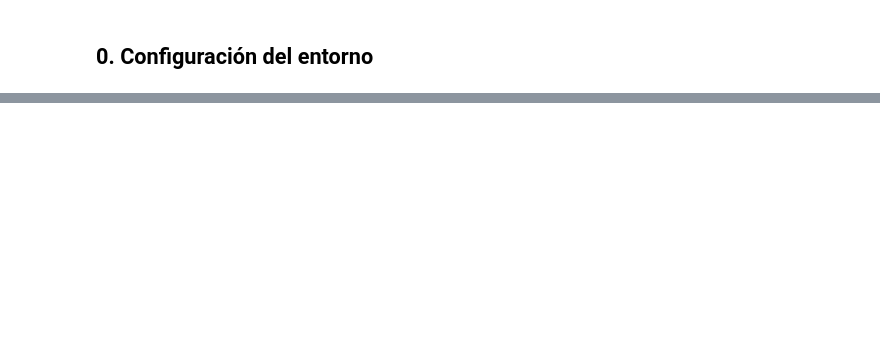
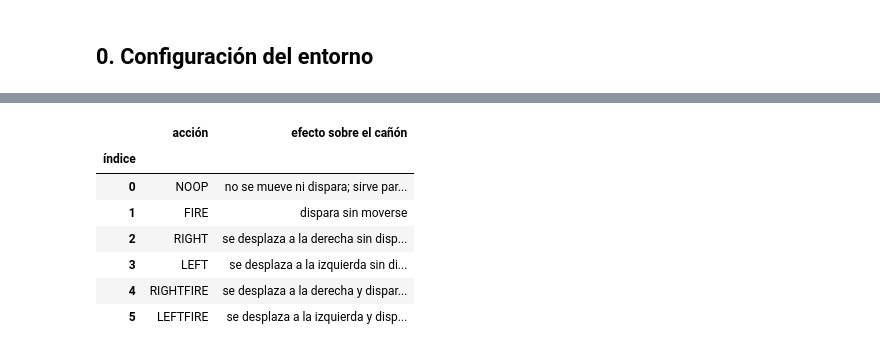
Before and after one commit to ecarcamo/CC3092-DEEP-LEARNING, a Jupyter notebook: lab5/notebooks/lab5_ale_space_invaders.ipynb, the cells around one changed output, grey strips where cells are left out. Drawn from its saved outputs; the diff is of its cells as text; code cells hidden in the pictures; blank space fills up the shorter version.

```diff
--- a/lab5/notebooks/lab5_ale_space_invaders.ipynb
+++ b/lab5/notebooks/lab5_ale_space_invaders.ipynb
@@ -38,0 +16,25 @@ from ale_utils import (    crear_entorno,    agente_aleatorio,    agente_regla_s
+# %%
+import sys
+from pathlib import Path
+
+RAIZ = Path("..").resolve()
+sys.path.insert(0, str(RAIZ / "src"))
+
+import gymnasium as gym
+import ale_py
+import numpy as np
+import pandas as pd
+import matplotlib.pyplot as plt
+
+# ale-py registra los entornos ALE/* en Gymnasium. Sin esta llamada,
+# gym.make("ALE/SpaceInvaders-v5") falla con NameNotFound.
+gym.register_envs(ale_py)
+
+ENTORNO = "ALE/SpaceInvaders-v5"
+CARPETA_VIDEOS = RAIZ / "videos"
+CARPETA_FIGURAS = RAIZ / "results" / "figures"
+CARPETA_FIGURAS.mkdir(parents=True, exist_ok=True)
+
+plt.rcParams.update({"figure.dpi": 110, "font.size": 9})
+
+print("gymnasium", gym.__version__, "| ale-py", ale_py.__version__, "| numpy", np.__version__)
@@ -38,0 +293,25 @@ from ale_utils import (    crear_entorno,    agente_aleatorio,    agente_regla_s
+# %%
+entorno = gym.make(ENTORNO)
+significados = entorno.unwrapped.get_action_meanings()
+efectos = {
+    "NOOP": "no se mueve ni dispara; sirve para esperar o mantener posición",
+    "FIRE": "dispara sin moverse",
+    "RIGHT": "se desplaza a la derecha sin disparar",
+    "LEFT": "se desplaza a la izquierda sin disparar",
+    "RIGHTFIRE": "se desplaza a la derecha y dispara en el mismo paso",
+    "LEFTFIRE": "se desplaza a la izquierda y dispara en el mismo paso",
+}
+acciones = pd.DataFrame(
+    [{"índice": i, "acción": a, "efecto sobre el cañón": efectos[a]} for i, a in enumerate(significados)]
+).set_index("índice")
+entorno.close()
+acciones
+# %% [output]
+|  | acción | efecto sobre el cañón |
+| índice |  |  |
+| 0 | NOOP | no se mueve ni dispara; sirve par... |
+| 1 | FIRE | dispara sin moverse |
+| 2 | RIGHT | se desplaza a la derecha sin disp... |
+| 3 | LEFT | se desplaza a la izquierda sin di... |
+| 4 | RIGHTFIRE | se desplaza a la derecha y dispar... |
+| 5 | LEFTFIRE | se desplaza a la izquierda y disp... |
```
Also changed, not shown: parts of 56 cells of this notebook.
